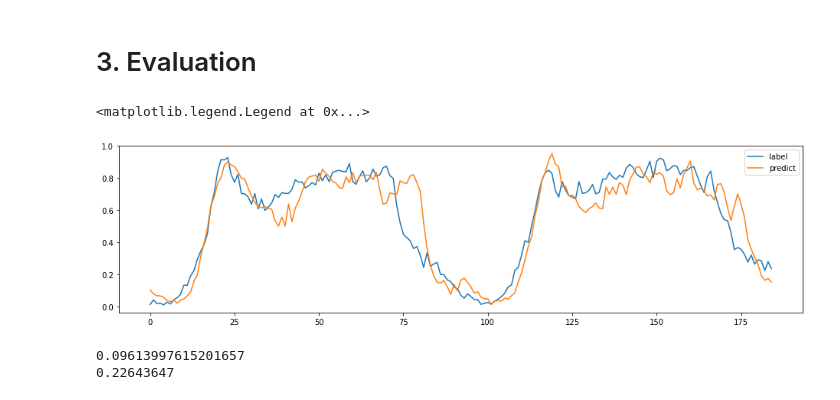
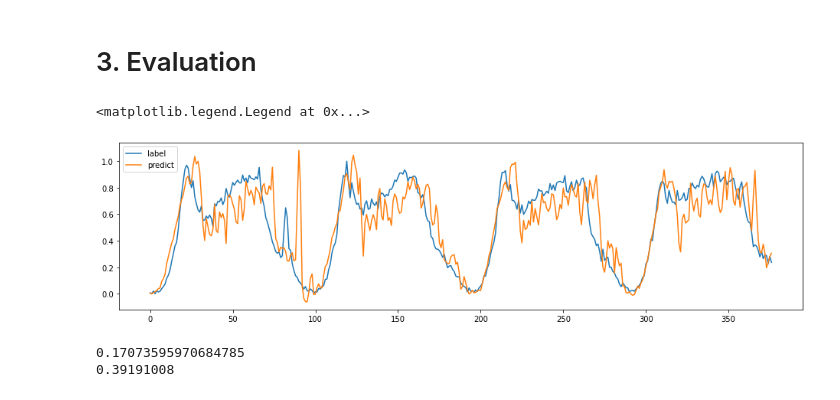
Before and after one commit to khzhang2/BDA_traffic, a Jupyter notebook: base_regression.ipynb, the cells around one changed output. Cells and saved outputs as stored; diff of their text form; code cells hidden in the pictures.

```diff
--- a/base_regression.ipynb
+++ b/base_regression.ipynb
@@ -68,8 +68,8 @@ hyper
 # [sample size, seq_len, inp_dim (dets)], [sample size, label_seq_len, inp_dim (dets)]
 Xs_3d, Ys_3d = bda_utils.sliding_window(Xs, Xs, seq_len, label_seq_len)
 Xt_3d, Yt_3d = bda_utils.sliding_window(Xt, Xt, seq_len, label_seq_len)
-# Ys_3d = Ys_3d[:, label_seq_len-1:, :]
-# Yt_3d = Yt_3d[:, label_seq_len-1:, :]
+Ys_3d = Ys_3d[:, label_seq_len-1:, :]
+Yt_3d = Yt_3d[:, label_seq_len-1:, :]
 print(Xs_3d.shape)
 print(Ys_3d.shape)
 print(Xt_3d.shape)
@@ -260,12 +263,12 @@ ax2.plot(val_loss_set)
 # %%
 val_out = net(Xt_valid_3d)
 plt.figure(figsize=[16,4])
-plt.plot(Yt_valid_3d[:, label_seq_len-1, det].cpu().flatten(), label='label')
-plt.plot(val_out[:, label_seq_len-1, det].cpu().detach().numpy(), label='predict')
+plt.plot(Yt_valid_3d[:, 0, det].cpu().flatten(), label='label')
+plt.plot(val_out[:, det].cpu().detach().numpy(), label='predict')
 plt.legend()
 # %% [output]
 <matplotlib.legend.Legend at 0x...>
-[figure, old version]
+[figure, new version]
 # %%
 # sklearn.metrics.accuracy_score(torch.argmax(val_out, dim=1).cpu(), bda_utils.get_class(Yt_valid_3d[:, 0, det]).cpu().flatten())
 g_t = Yt_valid_3d.cpu().flatten().detach().numpy()
@@ -278,7 +281,7 @@ num_files = len(next(iter(os.walk('./outputs/BDA')))[2])//2
 bda_utils.save_np(pred, './outputs/BDA/base_regression_pred_result%i.csv'%num_files)
 bda_utils.save_np(g_t, './outputs/BDA/base_regression_g_t%i.csv'%num_files)
 # %% [output]
-0.09613997615201657
-0.22643647
+0.17073595970684785
+0.39191008
 # %%
 # torch.save(net.state_dict(), './model/bda_weekday_M1_M4_nrmse=%.5f.pth'%nrmse_loss)
```
Also changed, not shown: parts of 7 cells of this notebook, 2 other files.
